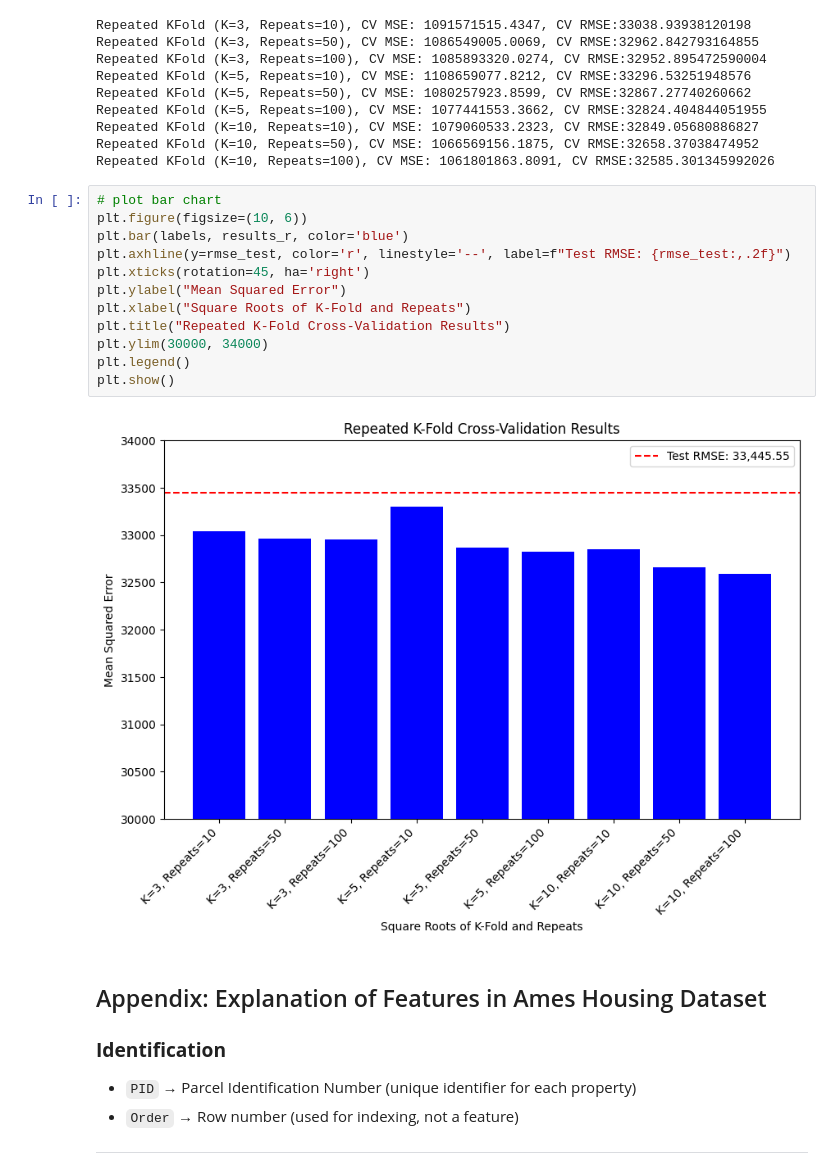
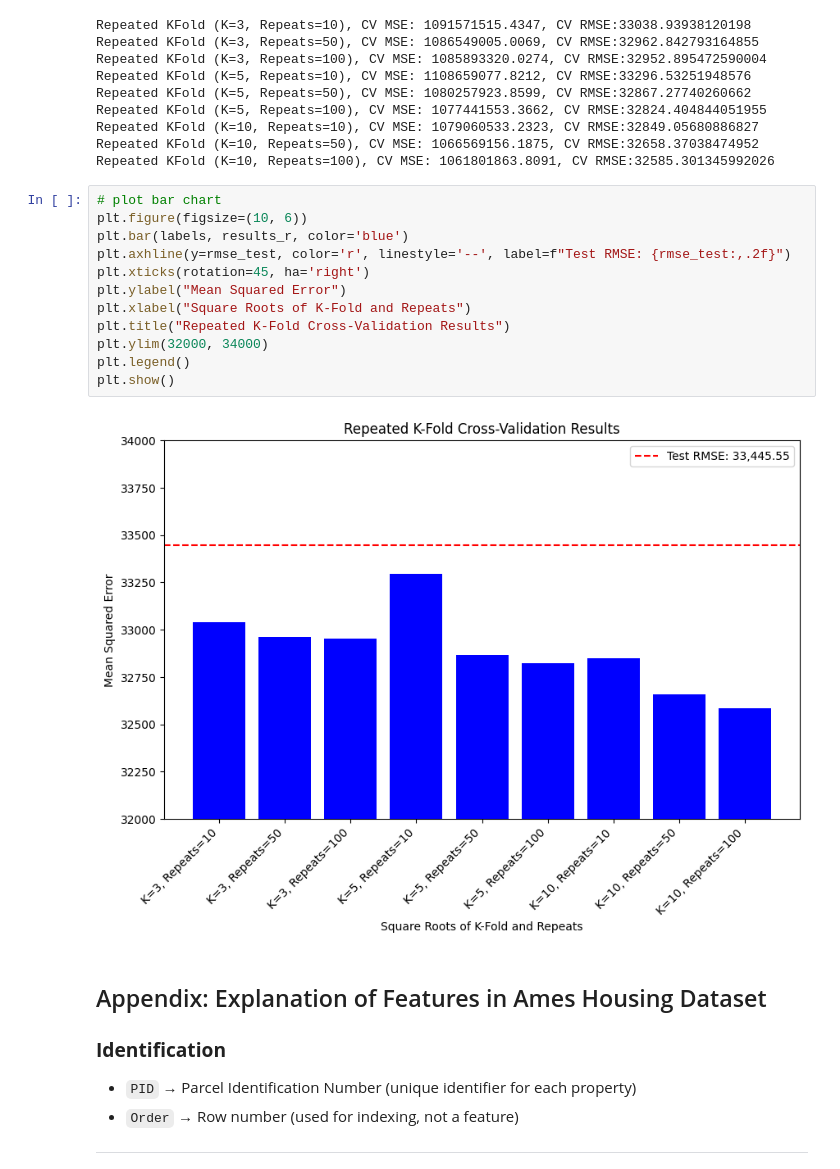
Before and after one commit to SergeyNelyapenkoBU/Module-3-Assignments, a Jupyter notebook: Homework_04.ipynb, the cells around one changed output. Saved outputs shown, nothing was run; the diff lists cells and outputs as text.

```diff
--- a/Homework_04.ipynb
+++ b/Homework_04.ipynb
@@ -546,17 +546,17 @@ Repeated KFold (K=10, Repeats=100), CV MSE: 1061801863.8091, CV RMSE:32585.30134
 # %%
 # plot bar chart
 plt.figure(figsize=(10, 6))
 plt.bar(labels, results_r, color='blue')
 plt.axhline(y=rmse_test, color='r', linestyle='--', label=f"Test RMSE: {rmse_test:,.2f}")
 plt.xticks(rotation=45, ha='right')
 plt.ylabel("Mean Squared Error")
 plt.xlabel("Square Roots of K-Fold and Repeats")
 plt.title("Repeated K-Fold Cross-Validation Results")
-plt.ylim(30000, 34000)
+plt.ylim(32000, 34000)
 plt.legend()
 plt.show()
 # %% [output]
-[figure, old version]
+[figure, new version]
 # %% [markdown]
 ## Appendix: Explanation of Features in Ames Housing Dataset
 
```
